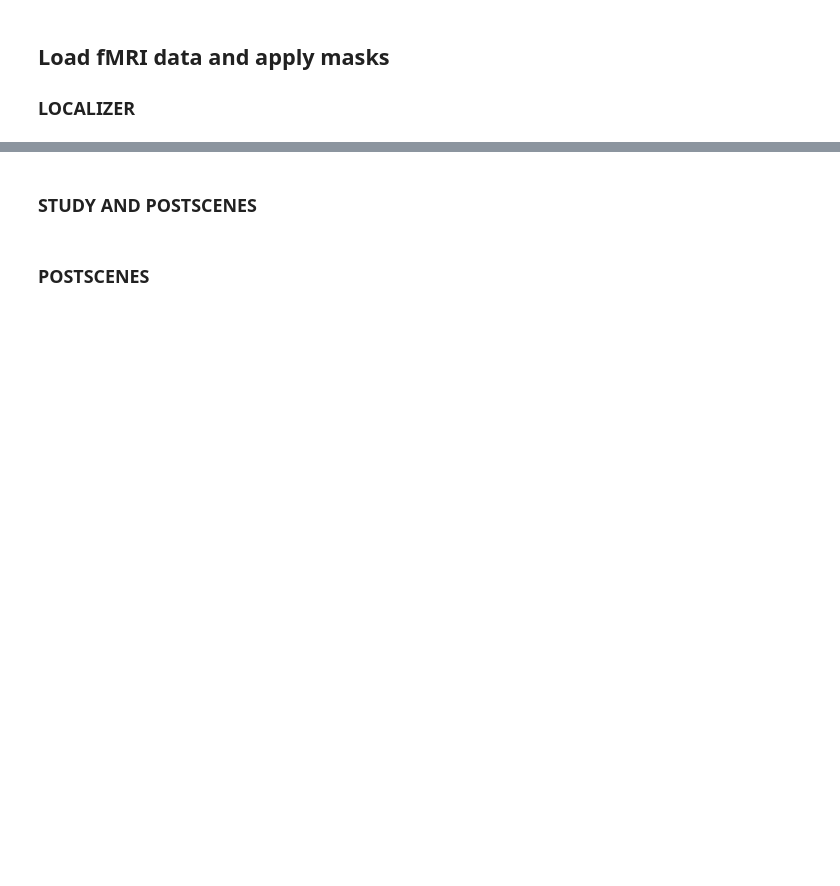
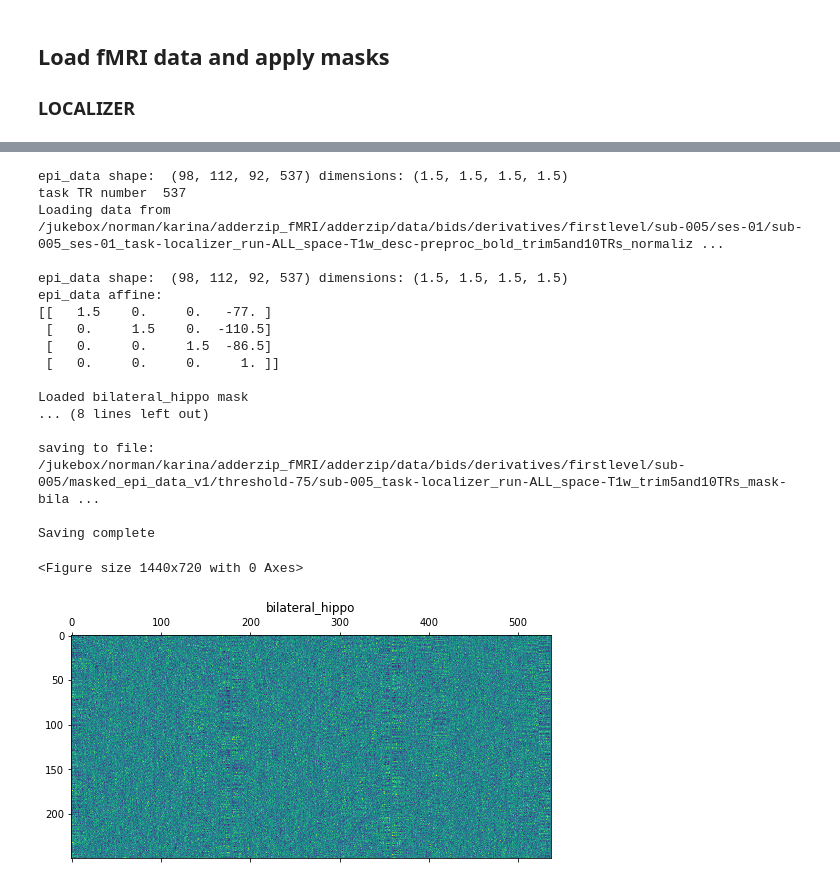
Before and after one commit to karinatachihara/pygers_adderzip, a Jupyter notebook: analysis/mainanalysis/02-extractROI_localizer_sub-005.ipynb, the cells around one changed output, grey strips where cells are left out. Cells and saved outputs as stored; diff of their text form; code cells hidden in the pictures; blank space fills up the shorter version.

Commit message:
apply ROI mask on localizer bold

```diff
--- a/analysis/mainanalysis/02-extractROI_localizer_sub-005.ipynb
+++ b/analysis/mainanalysis/02-extractROI_localizer_sub-005.ipynb
@@ -15,7 +15,7 @@ sub='sub-005'
 n_trunc_beginning=5 #Number of volumes to trim/truncate
 n_trunc_end=10
 
-version='v4'
+version='v1'
 binarization_thresh='75'
 
 rsa_ROIs = ['bilateral_hippo']
@@ -75,18 +75,18 @@ import adderzip_utils
 from adderzip_utils import load_adderzip_stim_labels_localizer, load_adderzip_epi_data, shift_timing, label2TR
 
 # load some constants
-from svd_utils import svd_dir, svd_bids_dir, svd_TR, svd_hrf_lag, run_names, n_runs, TRs_run
+from adderzip_utils import adderzip_dir, adderzip_bids_dir, adderzip_TR, adderzip_hrf_lag, run_names, n_runs, TRs_run, run_order_start
 
-shift_size = int(svd_hrf_lag / svd_TR) # Convert the shift into TRs
+shift_size = int(adderzip_hrf_lag / adderzip_TR) # Convert the shift into TRs
 
-deriv_dir=svd_bids_dir + 'v1.2.3_derivatives/'
+deriv_dir=adderzip_bids_dir + 'derivatives/'
 anat_dir=deriv_dir + 'deface/'
 firstlevel_dir=deriv_dir + 'firstlevel/%s/' % sub
 out_dir_level1=firstlevel_dir + 'masked_epi_data_%s/' % version
 out_dir=out_dir_level1 + 'threshold-%s/' % binarization_thresh
-mask_fold=deriv_dir + 'firstlevel/%s/rois_ashs/t1space_%s/threshold-%s/' % (sub,version,binarization_thresh)
+mask_fold=deriv_dir + 'firstlevel/%s/masks/' % sub
 
-print('bids dir = %s' % (svd_bids_dir))
+print('bids dir = %s' % (adderzip_bids_dir))
 print('')
 print('output dir = %s' % (out_dir))
 print('')
@@ -106,7 +118,7 @@ if os.path.exists(out_dir)==False:
 # %%
 # Make a function to load the mask data
-def load_svd_mask(ROI_name, sub):
-    """Load the mask for the svd data
+def load_adderzip_mask(ROI_name, sub):
+    """Load the mask for the adderzip data
     Parameters
     ----------
     ROI_name: string
@@ -145,14 +157,14 @@ def mask_data(epi_data, mask):
     epi_masked_data = nifti_masker.fit_transform(epi_data);
     return epi_masked_data
 
-def load_svd_masked_data(directory, subject_name, mask_list):
+def load_adderzip_masked_data(directory, subject_name, mask_list):
     masked_data_all = [0] * len(mask_list)
 
     # Cycle through the masks
     for mask_counter in range(len(mask_list)):
         # load the mask for the corresponding ROI
         this_mask = mask_list[mask_counter]
-        mask = load_svd_mask(mask_list[mask_counter], subject_name)
+        mask = load_adderzip_mask(mask_list[mask_counter], subject_name)
 
         # # plot mask overlayed on subject's T1
         #plot_roi(mask, bg_img=t1_img, title=this_mask)
@@ -175,7 +187,7 @@ def load_svd_masked_data(directory, subject_name, mask_list):
 ### LOCALIZER
 # %%
 execute=1 #1 to run, 0 to skip
-ses='ses-00'
+ses='ses-01'
 task='localizer'
 task_index = run_names.index(task)
 n_runs_task = n_runs[task_index]
@@ -184,7 +196,7 @@ TRs_run_task=TRs_run[task_index]-n_trunc_beginning-n_trunc_end #if data are alre
 print('LIST OF TASKS:', run_names)
 print('task index:', task_index)
 print('')
-print('TR = %s seconds' % (svd_TR))
+print('TR = %s seconds' % (adderzip_TR))
 print('%d volumes trimmed from beginning of each run' % (n_trunc_beginning))
 print('%d volumes trimmed from end of each run' % (n_trunc_end))
 print('')
@@ -199,35 +223,56 @@ if execute==1:
     epi_data=[]
     epi_in = (firstlevel_dir  + ses + "/%s_%s_task-%s_run-ALL_space-T1w_desc-preproc_bold_trim%dand%dTRs_normalized.nii.gz" % (sub, ses, task, n_trunc_beginning, n_trunc_end))
     epi_data = nib.load(epi_in)
+    print('epi_data shape: ', epi_data.shape, 'dimensions:', epi_data.header.get_zooms())
+    print('task TR number ', n_runs_task*TRs_run_task)
+
     assert epi_data.shape[3]==n_runs_task*TRs_run_task
     print("Loading data from %s" % (epi_in))
     print('')
     print('epi_data shape: ', epi_data.shape, 'dimensions:', epi_data.header.get_zooms())
     print('epi_data affine:')
     print(epi_data.affine)
     print('')
 
     # Extract voxels for each ROI using NiftiMasker
-    masked_data_all = load_svd_masked_data(mask_fold, sub, rsa_ROIs)
+    masked_data_all = load_adderzip_masked_data(mask_fold, sub, rsa_ROIs)
 
     # Plot data (first 250 voxels only)
     for mask_counter in range(len(rsa_ROIs)):
         this_mask = rsa_ROIs[mask_counter]
         plt.figure(figsize=(20,10))
         plt.matshow(masked_data_all[mask_counter][:250,:]) #[voxel,time]
         plt.title(this_mask)
 
     # Save data
     for mask_counter in range(len(rsa_ROIs)):
         this_mask = rsa_ROIs[mask_counter]
         mat_out = out_dir + '%s_task-%s_run-ALL_space-T1w_trim%dand%dTRs_mask-%s' % (sub, task, n_trunc_beginning, n_trunc_end, this_mask)
         print('saving to file: ', mat_out)
         print('')
         scipy.io.savemat(mat_out, mdict={'data': masked_data_all[mask_counter]})
 
     print('Saving complete')
 
 else:
     print('Skipping %s task' % (task))
+# %% [output]
+epi_data shape:  (98, 112, 92, 537) dimensions: (1.5, 1.5, 1.5, 1.5)
+task TR number  537
+Loading data from /jukebox/norman/karina/adderzip_fMRI/adderzip/data/bids/derivatives/firstlevel/sub-005/ses-01/sub-005_ses-01_task-localizer_run-ALL_space-T1w_desc-preproc_bold_trim5and10TRs_normaliz ...
+
+epi_data shape:  (98, 112, 92, 537) dimensions: (1.5, 1.5, 1.5, 1.5)
+epi_data affine:
+[[   1.5    0.     0.   -77. ]
+ [   0.     1.5    0.  -110.5]
+ [   0.     0.     1.5  -86.5]
+ [   0.     0.     0.     1. ]]
+
+Loaded bilateral_hippo mask
+... (8 lines left out)
+
+saving to file:  /jukebox/norman/karina/adderzip_fMRI/adderzip/data/bids/derivatives/firstlevel/sub-005/masked_epi_data_v1/threshold-75/sub-005_task-localizer_run-ALL_space-T1w_trim5and10TRs_mask-bila ...
+
+Saving complete
+<Figure size 1440x720 with 0 Axes>
+[figure, added]
-# %% [markdown]
-### STUDY AND POSTSCENES
@@ -298,2 +278,0 @@ else:
-# %% [markdown]
-### POSTSCENES
```
Also changed, not shown: parts of 15 cells of this notebook.
